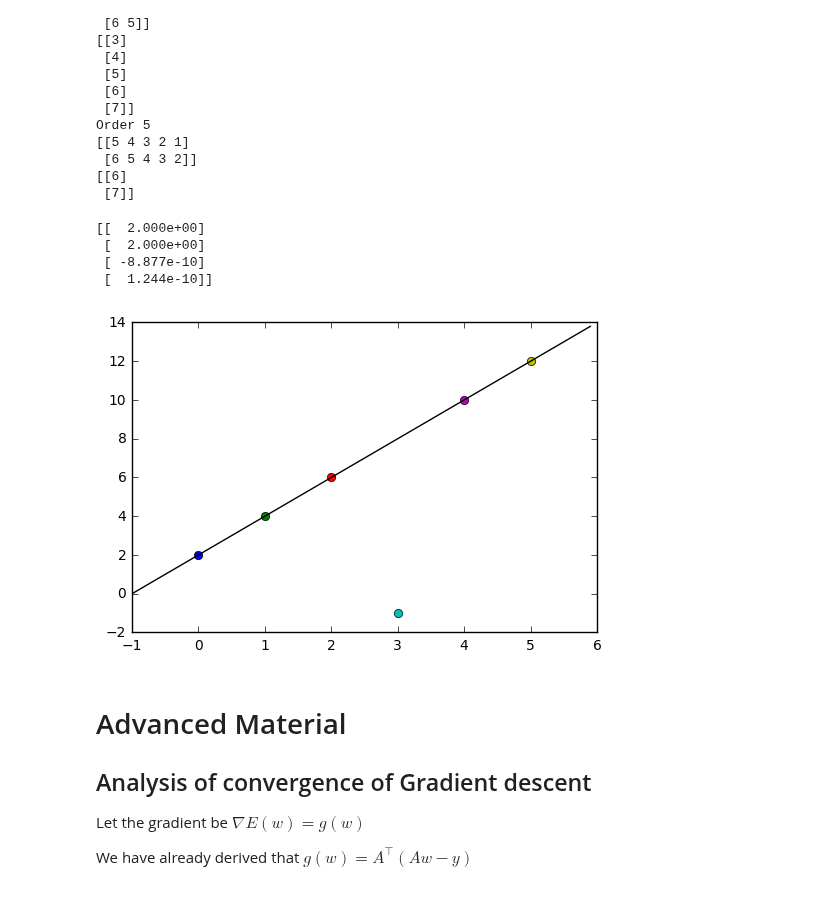
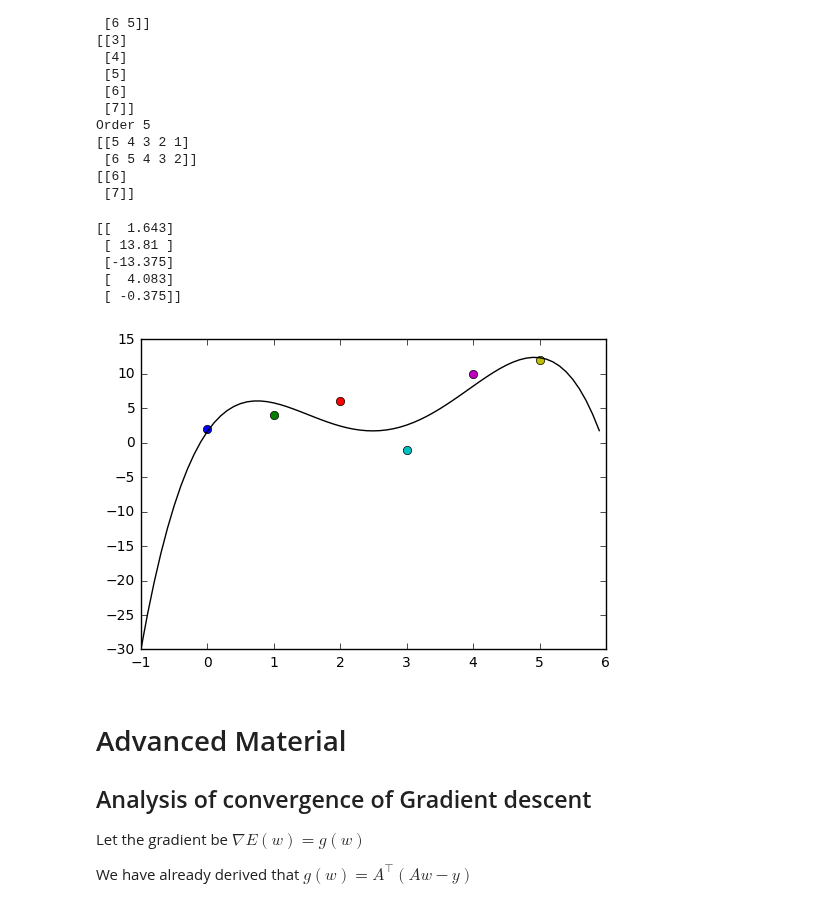
Before and after one commit to atcemgil/notes, a Jupyter notebook: Regression.ipynb, the cells around one changed output. Saved outputs shown, nothing was run; the diff lists cells and outputs as text; code cells hidden in the pictures.

```diff
--- a/Regression.ipynb
+++ b/Regression.ipynb
@@ -683,40 +701,41 @@ import matplotlib.pylab as plt
 
 np.set_printoptions(precision=3)
 
 x = np.matrix('[0,1,2,3,4,5]').T
 xx = np.matrix(np.arange(-1,6,0.1)).T
 y = np.matrix('[2,4,6,-1,10,12]').T
 N = len(x)
-degree = 3
+degree = 4
 #A = np.hstack((np.power(x,0), np.power(x,1), np.power(x,2)))
 A = np.hstack((np.power(x,i) for i in range(degree+1)))
 A2 = np.hstack((np.power(xx,i) for i in range(degree+1)))
 
 
 # Construct the problem.
 w = cvx.Variable(degree+1)
-objective = cvx.Minimize(cvx.norm(A*w - y, 1.0))
+objective = cvx.Minimize(cvx.norm(A*w - y, 2.0))
 #constraints = [0 <= x, x <= 10]
 #prob = Problem(objective, constraints)
 prob = cvx.Problem(objective)
 
 # The optimal objective is returned by prob.solve().
 result = prob.solve()
 # The optimal value for x is stored in x.value.
 print(w.value)
 # The optimal Lagrange multiplier for a constraint
 # is stored in constraint.dual_value.
 #print(constraints[0].dual_value)
 
 plt.plot(x.T.tolist(), y.T.tolist(), 'o')
 plt.plot(xx, A2*w.value, '-')
 plt.show()
 # %% [output]
-[[  2.000e+00]
- [  2.000e+00]
- [ -8.877e-10]
- [  1.244e-10]]
+[[  1.643]
+ [ 13.81 ]
+ [-13.375]
+ [  4.083]
+ [ -0.375]]
-[figure, old version]
+[figure, new version]
 # %% [markdown]
 # Advanced Material
 
```
Also changed, not shown: parts of 8 cells of this notebook, 14 other files.
